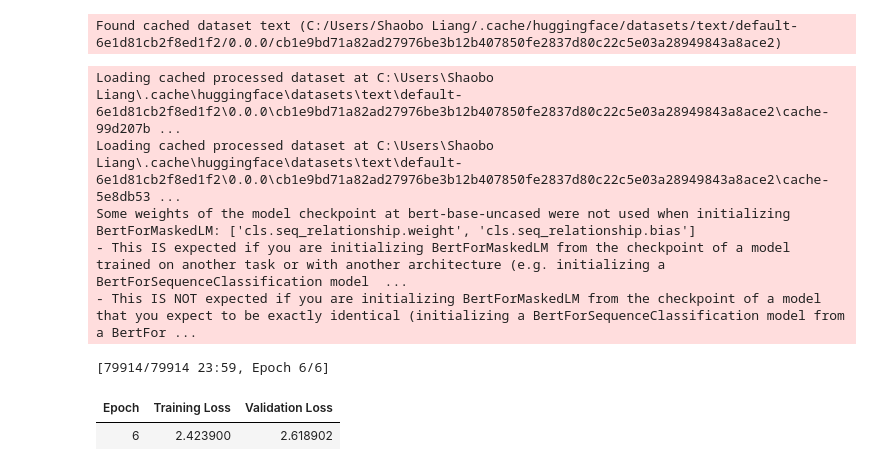
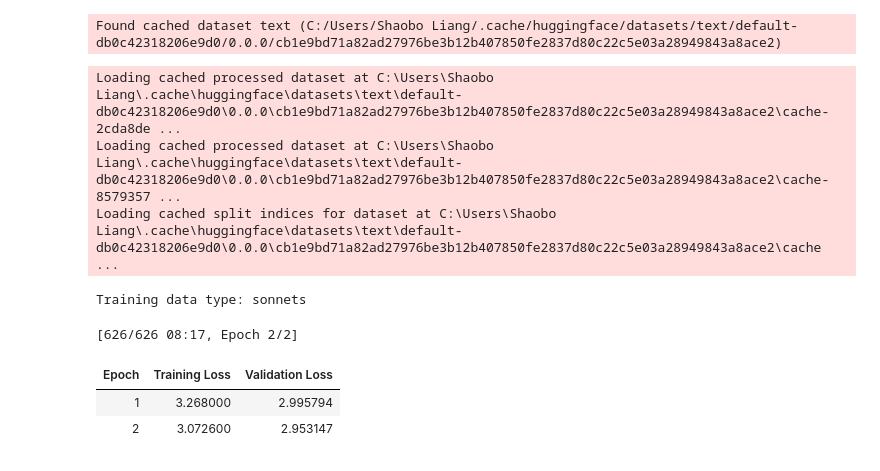
Before and after one commit to liangshaobo2001/ShakesBERT, a Jupyter notebook: train_example.ipynb, the cells around one changed output. Saved outputs shown, nothing was run; the diff lists cells and outputs as text; code cells hidden in the pictures.

```diff
--- a/train_example.ipynb
+++ b/train_example.ipynb
@@ -9,16 +9,26 @@ from utils import load_train_eval_data
 # Among the original training data, 75% is used for training, 25% is used for validation
 train_prop = 0.75
 
+## Hyperparameters
 # Set the fine-tuning type
-train_type = "poems" # One of ["sonnets", "shakestrain", "poems"]
+train_type = "sonnets" # One of ["sonnets", "shakestrain", "poems"]
 
-train_set, val_set = load_train_eval_data(train_type, train_prop)
+multimodal = False
+save_steps = 1
+num_epochs = 3
+lr = 5e-6
+
+# Hyperparams for continue training with checkpoint
+continue_with_checkpoint = True
+checkpoint_iter = 626 # Change this to change which checkpoint to load
+num_finished_epochs = 2
+num_finished_iter = 626
 
 
 
+train_set, val_set = load_train_eval_data(train_type, multimodal, train_prop)
 
 
-continue_with_checkpoint = True
 
 # if continue_with_checkpoint:
 #     checkpoint_iter = 15300 # Change this to change which checkpoint to load
@@ -46,59 +56,65 @@ continue_with_checkpoint = True
 #     )
 # else:
 # Load the tokenizer and the pre-trained model
-tokenizer = BertTokenizer.from_pretrained("bert-base-uncased")
-model = BertForMaskedLM.from_pretrained("bert-base-uncased")
+
+if train_type == "poems":
+    tokenizer = BertTokenizer.from_pretrained("bert-base-uncased")
+    model = BertForMaskedLM.from_pretrained("bert-base-uncased")
+elif train_type == "sonnets":
+    tokenizer = BertTokenizer.from_pretrained("bert-base-uncased")
+    model = BertForMaskedLM.from_pretrained(f"./final_model_poems/")
+elif train_type == "shakestrain":
+    tokenizer = BertTokenizer.from_pretrained("bert-base-uncased")
+    model = BertForMaskedLM.from_pretrained(f"/final_model_sonnets/")
 
 # Set up the data collator
 data_collator = DataCollatorForLanguageModeling(
     tokenizer=tokenizer, mlm=True, mlm_probability=0.15
 )
 
+print(f"Training data type: {train_type}")
+
 # Set up the training arguments
 training_args = TrainingArguments(
     output_dir="./results",
     evaluation_strategy="epoch",
-    num_train_epochs=6,
-    per_device_train_batch_size=200,
+    num_train_epochs=num_epochs,
+    per_device_train_batch_size=100,
     logging_dir="./logs",
     logging_steps=1,
-    save_steps=100,
+    save_steps=save_steps,
     seed=42,
-    learning_rate=2e-5,
+    learning_rate=lr,
     weight_decay=0.01,
 )
 
 # Create the Trainer instance
 trainer = Trainer(
     model=model,
     args=training_args,
     train_dataset=train_set,
     eval_dataset=val_set,
     data_collator=data_collator,
 )
 
 
-
-
-
 # Fine-tune the model
 if continue_with_checkpoint:
-    checkpoint_iter = 77100 # Change this to change which checkpoint to load
     trainer.train(f"./results/checkpoint-{checkpoint_iter}/")
 else:
     trainer.train()
 
 torch.save(model, "model.pth")
 # %% [output]
-Found cached dataset text (C:/Users/Shaobo Liang/.cache/huggingface/datasets/text/default-6e1d81cb2f8ed1f2/0.0.0/cb1e9bd71a82ad27976be3b12b407850fe2837d80c22c5e03a28949843a8ace2)
+Found cached dataset text (C:/Users/Shaobo Liang/.cache/huggingface/datasets/text/default-db0c42318206e9d0/0.0.0/cb1e9bd71a82ad27976be3b12b407850fe2837d80c22c5e03a28949843a8ace2)
-Loading cached processed dataset at C:\Users\Shaobo Liang\.cache\huggingface\datasets\text\default-6e1d81cb2f8ed1f2\0.0.0\cb1e9bd71a82ad27976be3b12b407850fe2837d80c22c5e03a28949843a8ace2\cache-99d207b ...
-Loading cached processed dataset at C:\Users\Shaobo Liang\.cache\huggingface\datasets\text\default-6e1d81cb2f8ed1f2\0.0.0\cb1e9bd71a82ad27976be3b12b407850fe2837d80c22c5e03a28949843a8ace2\cache-5e8db53 ...
-Some weights of the model checkpoint at bert-base-uncased were not used when initializing BertForMaskedLM: ['cls.seq_relationship.weight', 'cls.seq_relationship.bias']
-- This IS expected if you are initializing BertForMaskedLM from the checkpoint of a model trained on another task or with another architecture (e.g. initializing a BertForSequenceClassification model  ...
-- This IS NOT expected if you are initializing BertForMaskedLM from the checkpoint of a model that you expect to be exactly identical (initializing a BertForSequenceClassification model from a BertFor ...
+Loading cached processed dataset at C:\Users\Shaobo Liang\.cache\huggingface\datasets\text\default-db0c42318206e9d0\0.0.0\cb1e9bd71a82ad27976be3b12b407850fe2837d80c22c5e03a28949843a8ace2\cache-2cda8de ...
+Loading cached processed dataset at C:\Users\Shaobo Liang\.cache\huggingface\datasets\text\default-db0c42318206e9d0\0.0.0\cb1e9bd71a82ad27976be3b12b407850fe2837d80c22c5e03a28949843a8ace2\cache-8579357 ...
+Loading cached split indices for dataset at C:\Users\Shaobo Liang\.cache\huggingface\datasets\text\default-db0c42318206e9d0\0.0.0\cb1e9bd71a82ad27976be3b12b407850fe2837d80c22c5e03a28949843a8ace2\cache ...
-[79914/79914 23:59, Epoch 6/6]
+Training data type: sonnets
+[626/626 08:17, Epoch 2/2]
 | Epoch | Training Loss | Validation Loss |
-| 6 | 2.423900 | 2.618902 |
+| 1 | 3.268000 | 2.995794 |
+| 2 | 3.072600 | 2.953147 |
 # %%
 output_dir = "./saved_model"
 model.save_pretrained(output_dir)
```
Also changed, not shown: parts of 5 cells of this notebook.
